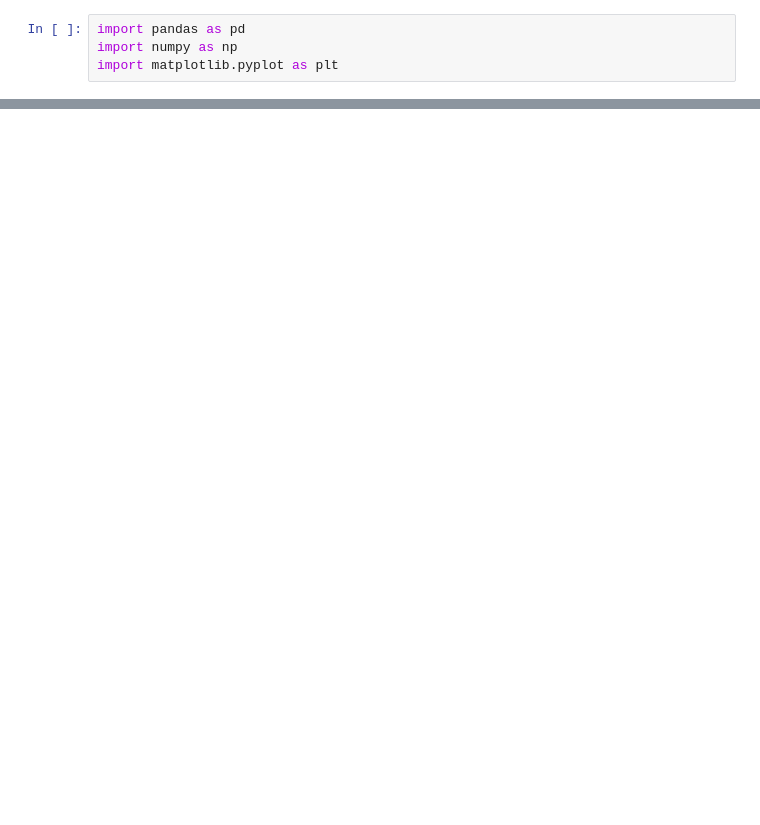
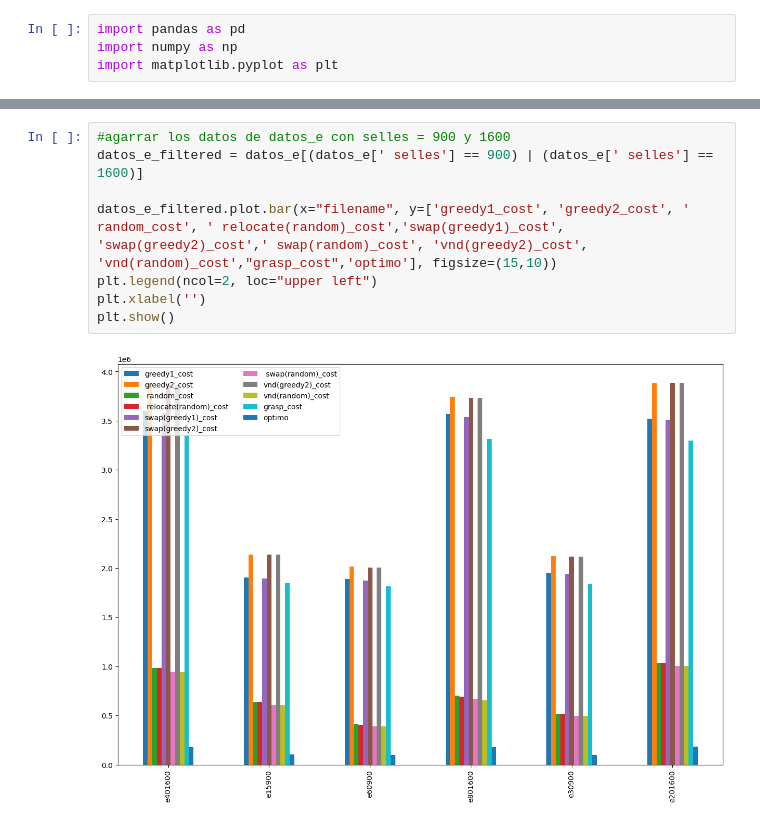
Before and after one commit to tomasglauberman/TP_GAP, a Jupyter notebook: src/experimentacion.ipynb, the cells around one changed output, grey strips where cells are left out. Saved outputs shown, nothing was run; the diff lists cells and outputs as text; blank space fills up the shorter version.

```diff
--- a/src/experimentacion.ipynb
+++ b/src/experimentacion.ipynb
@@ -63,0 +72,10 @@ AttributeError: 'str' object has no attribute 'filter'
+# %%
+#agarrar los datos de datos_e con selles = 900 y 1600
+datos_e_filtered = datos_e[(datos_e[' selles'] == 900) | (datos_e[' selles'] == 1600)]
+
+datos_e_filtered.plot.bar(x="filename", y=['greedy1_cost', 'greedy2_cost', ' random_cost', ' relocate(random)_cost','swap(greedy1)_cost', 'swap(greedy2)_cost',' swap(random)_cost', 'vnd(greedy2)_cost', 'vnd(random)_cost',"grasp_cost",'optimo'], figsize=(15,10))
+plt.legend(ncol=2, loc="upper left")
+plt.xlabel('')
+plt.show()
+# %% [output]
+[figure, added]
```
Also changed, not shown: parts of 10 cells of this notebook.
